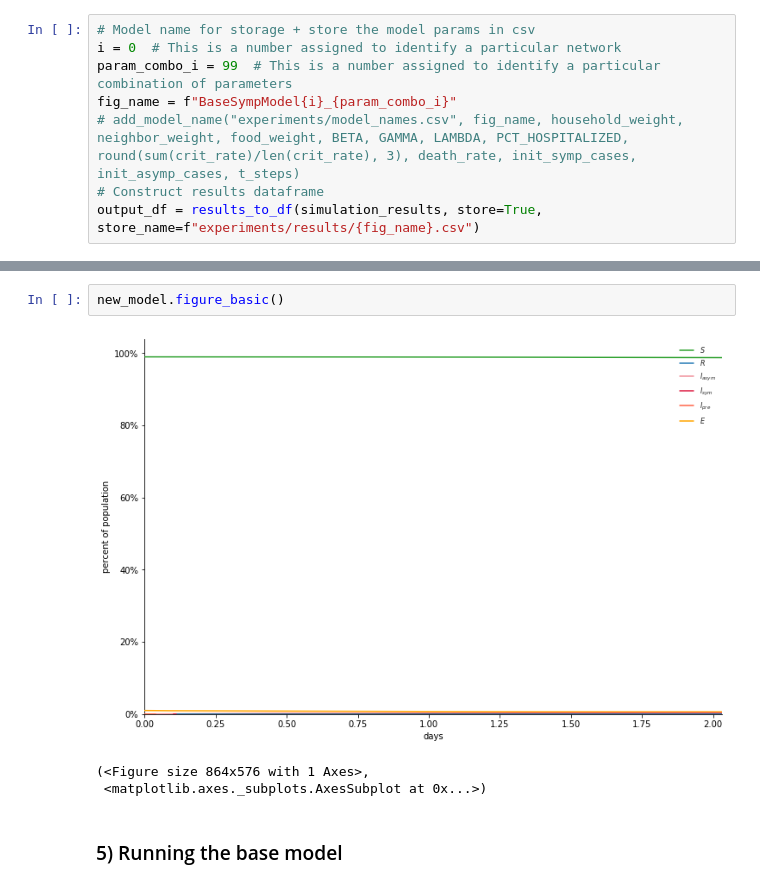
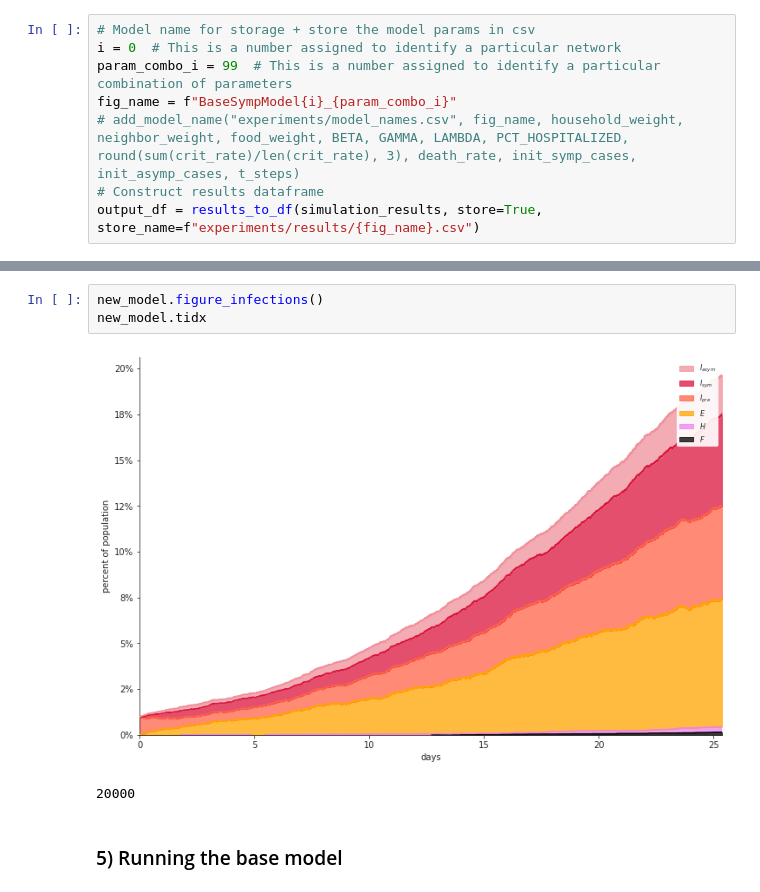
Before and after one commit to AIforGoodSimulator/network-model-python, a Jupyter notebook: NetworkModeling.ipynb, the cells around one changed output, grey strips where cells are left out. Drawn from its saved outputs; the diff is of its cells as text.

```diff
--- a/NetworkModeling.ipynb
+++ b/NetworkModeling.ipynb
@@ -331,9 +318,9 @@ output_df
-# %%
-new_model.figure_basic()
-# %% [output]
-[figure, removed]
-(<Figure size 864x576 with 1 Axes>,
- <matplotlib.axes._subplots.AxesSubplot at 0x...>)
+# %%
+new_model.figure_infections()
+new_model.tidx
+# %% [output]
+[figure, added]
+20000
 # %% [markdown]
 ### 5) Running the base model
 # %%
```
Also changed, not shown: parts of 15 cells of this notebook, 2 other files.
